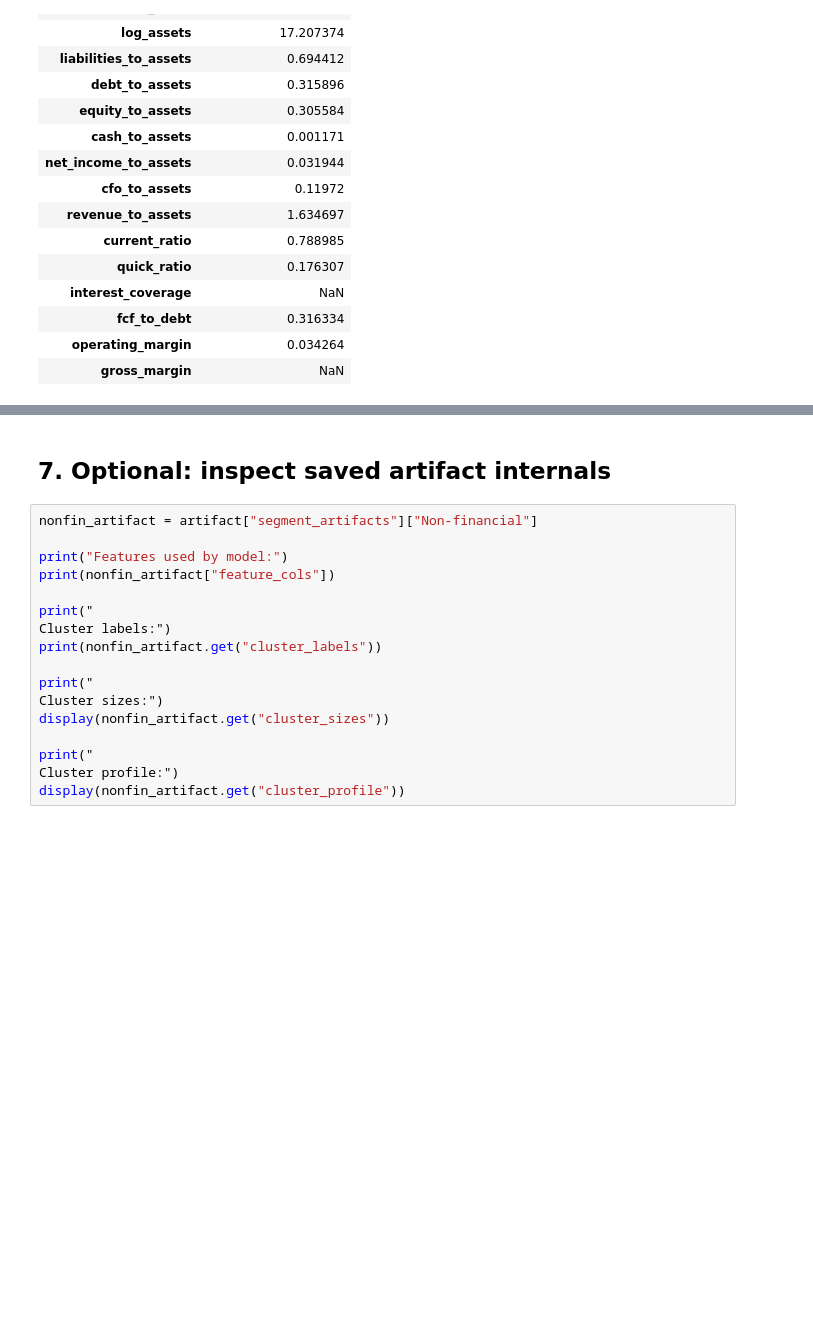
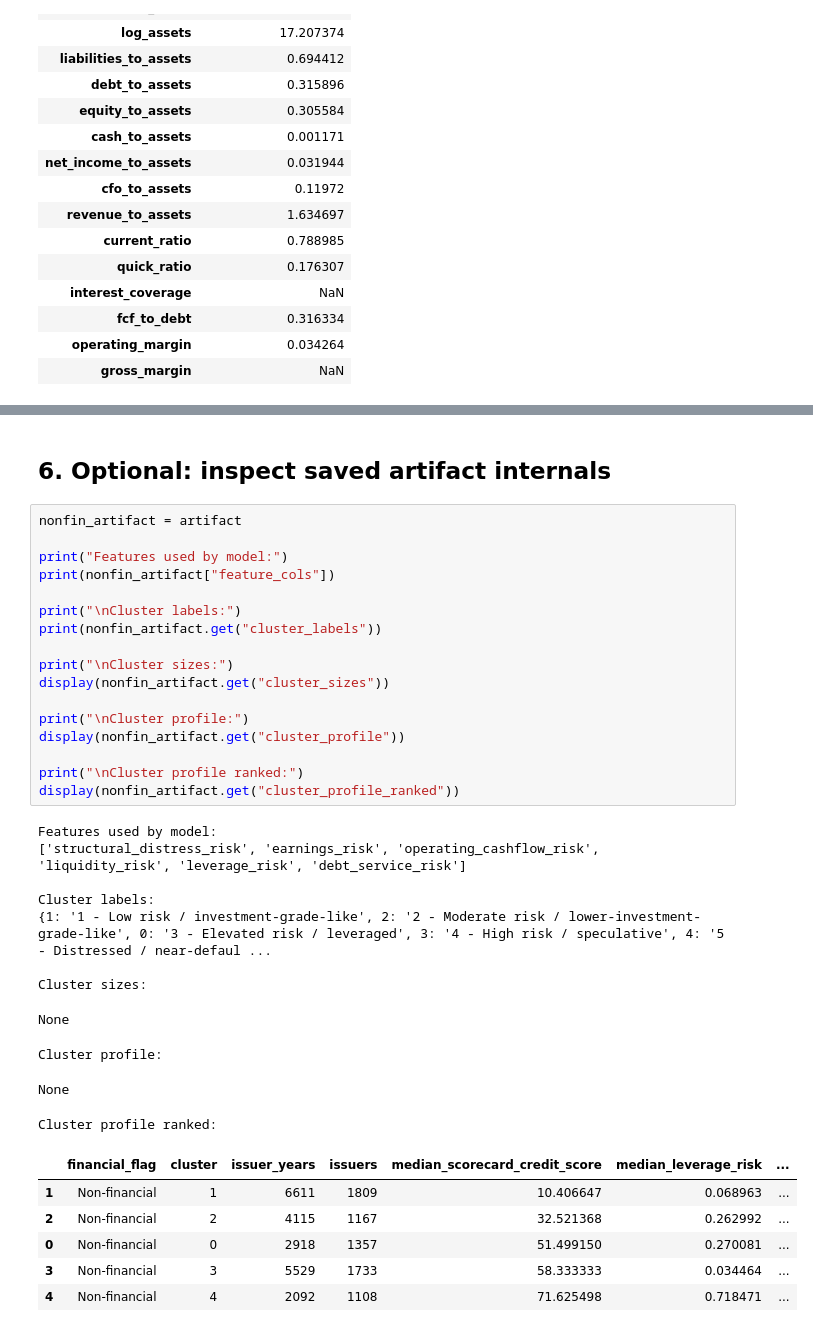
Before and after one commit to Kamend1/corporate_credit_clustering_tool, a Jupyter notebook: notebooks/03_private_company_credit_scoring_tool.ipynb, the cells around one changed output, grey strips where cells are left out. Saved outputs shown, nothing was run; the diff lists cells and outputs as text; blank space fills up the shorter version.

```diff
--- a/notebooks/03_private_company_credit_scoring_tool.ipynb
+++ b/notebooks/03_private_company_credit_scoring_tool.ipynb
@@ -1097,19 +465,37 @@ scored_scenarios[scenario_summary_cols]
 # %% [markdown]
-## 7. Optional: inspect saved artifact internals
+## 6. Optional: inspect saved artifact internals
 # %%
-nonfin_artifact = artifact["segment_artifacts"]["Non-financial"]
+nonfin_artifact = artifact
 
 print("Features used by model:")
 print(nonfin_artifact["feature_cols"])
 
-print("
-Cluster labels:")
+print("\nCluster labels:")
 print(nonfin_artifact.get("cluster_labels"))
 
-print("
-Cluster sizes:")
+print("\nCluster sizes:")
 display(nonfin_artifact.get("cluster_sizes"))
 
-print("
-Cluster profile:")
+print("\nCluster profile:")
 display(nonfin_artifact.get("cluster_profile"))
+
+print("\nCluster profile ranked:")
+display(nonfin_artifact.get("cluster_profile_ranked"))
+# %% [output]
+Features used by model:
+['structural_distress_risk', 'earnings_risk', 'operating_cashflow_risk', 'liquidity_risk', 'leverage_risk', 'debt_service_risk']
+
+Cluster labels:
+{1: '1 - Low risk / investment-grade-like', 2: '2 - Moderate risk / lower-investment-grade-like', 0: '3 - Elevated risk / leveraged', 3: '4 - High risk / speculative', 4: '5 - Distressed / near-defaul ...
+
+Cluster sizes:
+None
+Cluster profile:
+None
+Cluster profile ranked:
+|  | financial_flag | cluster | issuer_years | issuers | median_scorecard_credit_score | median_leverage_risk | ... |
+| 1 | Non-financial | 1 | 6611 | 1809 | 10.406647 | 0.068963 | ... |
+| 2 | Non-financial | 2 | 4115 | 1167 | 32.521368 | 0.262992 | ... |
+| 0 | Non-financial | 0 | 2918 | 1357 | 51.499150 | 0.270081 | ... |
+| 3 | Non-financial | 3 | 5529 | 1733 | 58.333333 | 0.034464 | ... |
+| 4 | Non-financial | 4 | 2092 | 1108 | 71.625498 | 0.718471 | ... |
```
Also changed, not shown: parts of 20 cells of this notebook, 4 other files.
